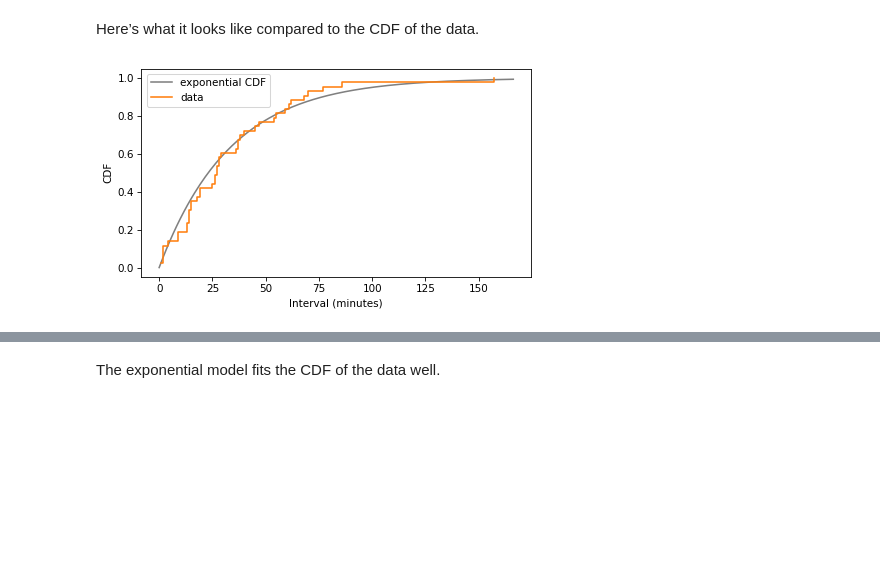
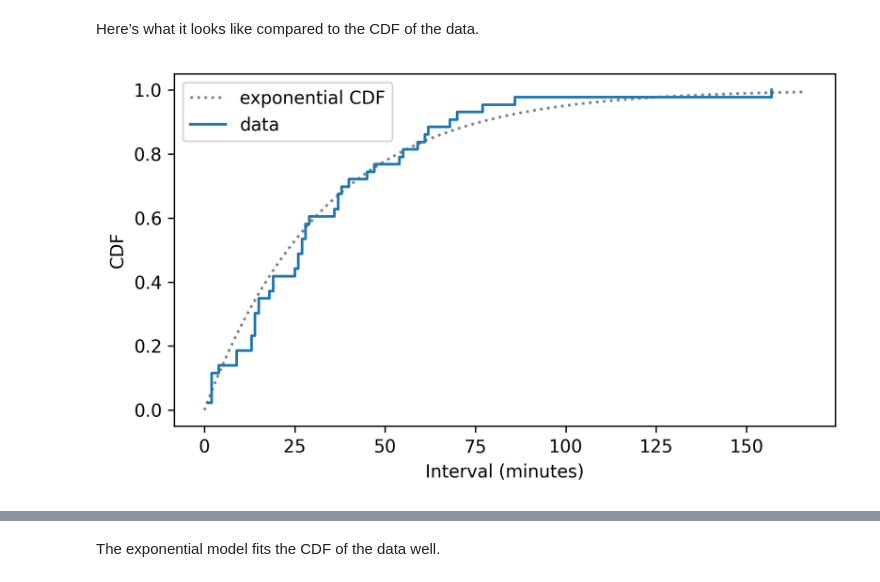
Before and after one commit to Mu-L/ThinkStats, a Jupyter notebook: soln/chap06.ipynb, the cells around one changed output, grey strips where cells are left out. Saved outputs shown, nothing was run; the diff lists cells and outputs as text; code cells hidden in the pictures; blank space fills up the shorter version.

```diff
--- a/soln/chap06.ipynb
+++ b/soln/chap06.ipynb
@@ -654,7 +545,7 @@ decorate(xlabel="Interval (minutes)", ylabel="PMF")
 Then we can use `make_cdf` to compute the cumulative probabilities and store them in a `Cdf` object.
 # %%
 cdf_diffs = pmf_diffs.make_cdf()
-cdf_diffs.step(color="C1")
+cdf_diffs.step()
 
 decorate(xlabel="Interval (minutes)", ylabel="CDF")
 # %% [output]
@@ -707,9 +589,9 @@ cdf_model = ExponentialCdf(lam, name="exponential CDF")
 # %% [markdown]
 Here’s what it looks like compared to the CDF of the data.
 # %%
-cdf_model.plot(color="gray")
-cdf_diffs.step(color="C1")
+cdf_model.plot(ls=":", color="gray")
+cdf_diffs.step()
 
 decorate(xlabel="Interval (minutes)", ylabel="CDF")
 # %% [output]
-[figure, old version]
+[figure, new version]
```
Also changed, not shown: parts of 86 cells of this notebook, 12 other files.
